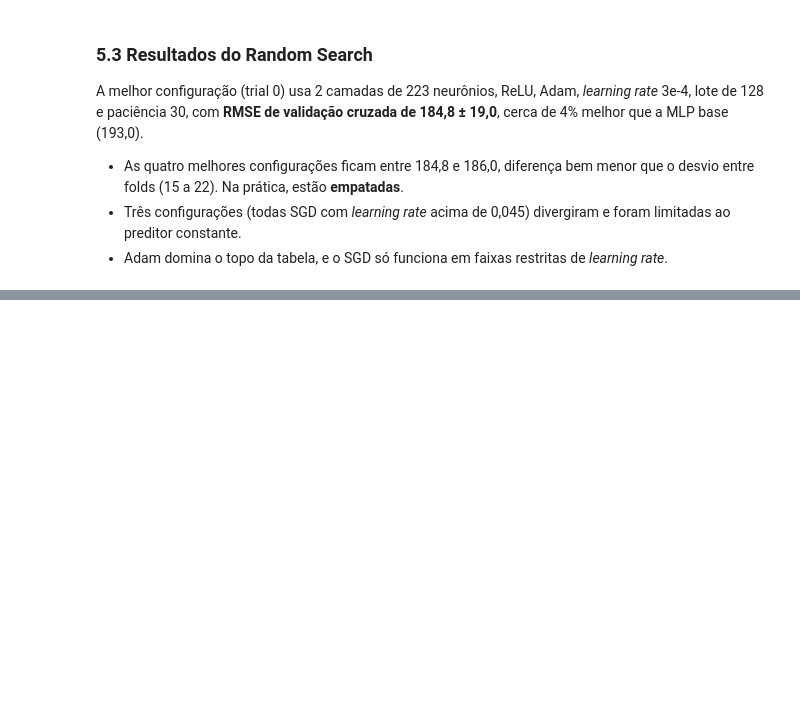
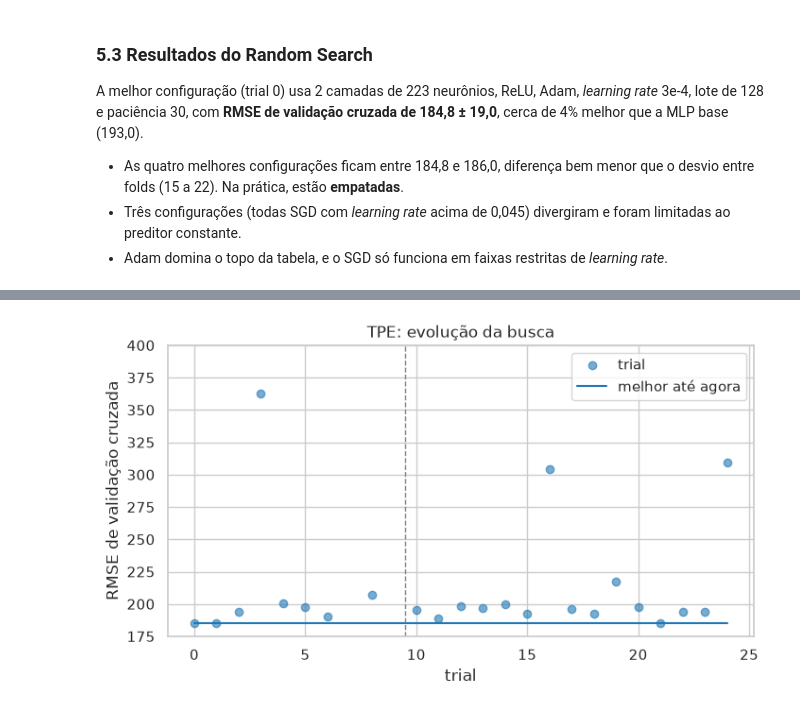
Before and after one commit to Gaalbu/Mlp-Som-Seoul-bike-renting, a Jupyter notebook: mlp_seoul_bike.ipynb, the cells around one changed output, grey strips where cells are left out. Cells and saved outputs as stored; diff of their text form; code cells hidden in the pictures; blank space fills up the shorter version.

Commit message:
feat: adiciona busca TPE com Optuna, evolução e importância dos hiperparâmetros

```diff
--- a/mlp_seoul_bike.ipynb
+++ b/mlp_seoul_bike.ipynb
@@ -441,0 +448,4 @@ A melhor configuração (trial 0) usa 2 camadas de 223 neurônios, ReLU, Adam, *
+# %%
+tpe_study = run_search(optuna.samplers.TPESampler(seed=SEED))
+tpe_trials = trials_table(tpe_study)
+tpe_trials.sort_values("val_rmse").head(5).round(4)
@@ -441,0 +480,10 @@ A melhor configuração (trial 0) usa 2 camadas de 223 neurônios, ReLU, Adam, *
+# %%
+fig, ax = plt.subplots(figsize=(8, 4))
+ax.scatter(tpe_trials.index, tpe_trials["val_rmse"], color="tab:blue", alpha=0.6, label="trial")
+ax.step(tpe_trials.index, tpe_trials["val_rmse"].cummin(), where="post", color="tab:blue", label="melhor até agora")
+ax.axvline(9.5, color="gray", linestyle="--", linewidth=1)
+ax.set(ylim=(175, 400), xlabel="trial", ylabel="RMSE de validação cruzada", title="TPE: evolução da busca")
+ax.legend()
+plt.show()
+# %% [output]
+[figure, added]
```
Also changed, not shown: parts of 7 cells of this notebook.
